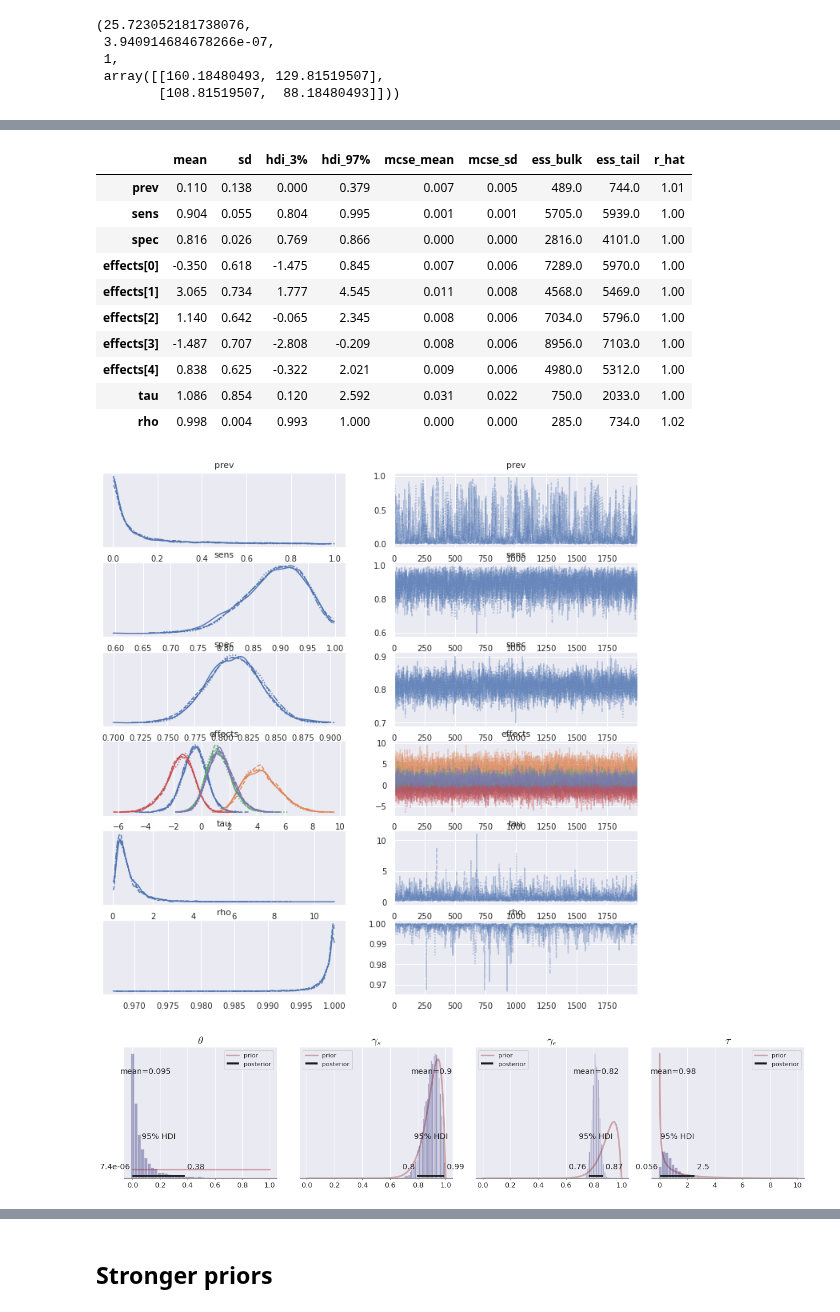
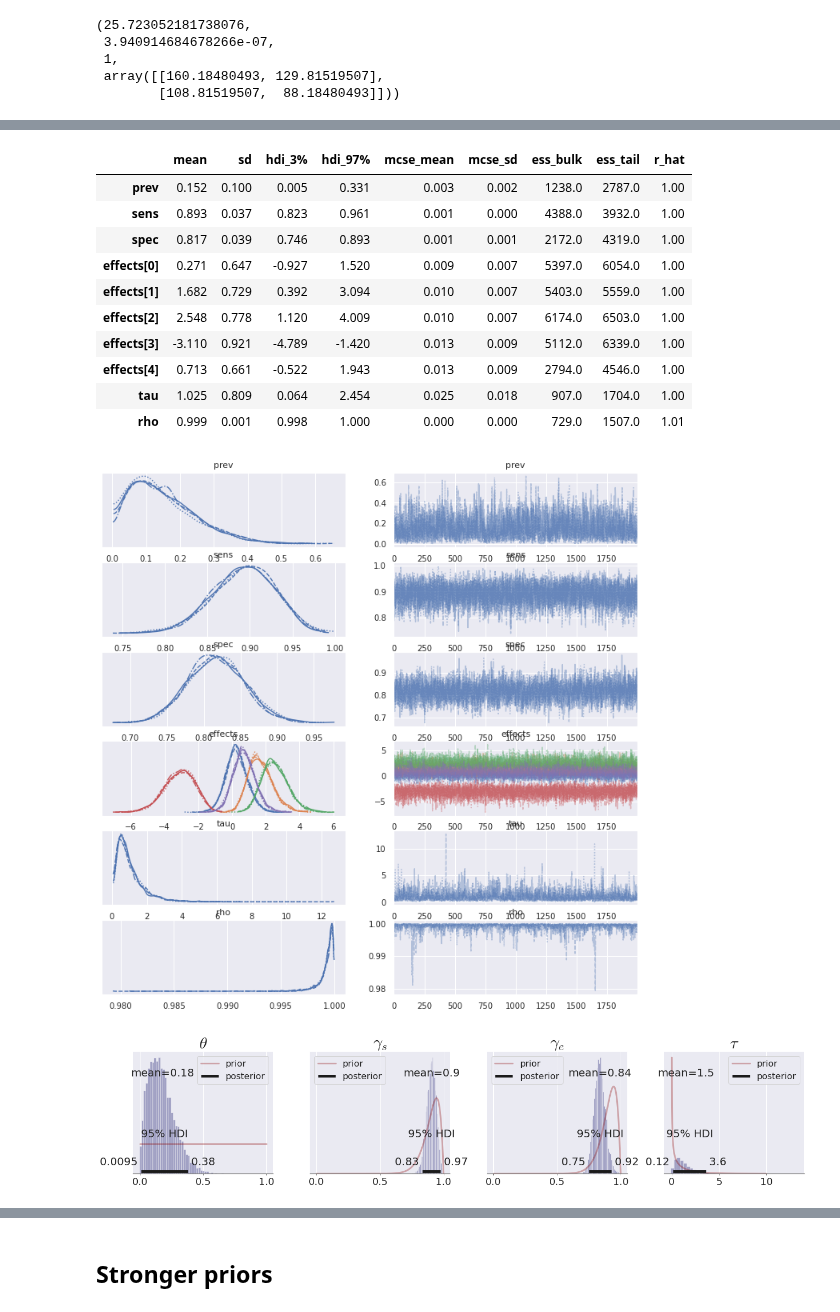
Before and after one commit to lucasmoschen/rds-bayesian-analysis-tcc, a Jupyter notebook: notebooks_book/imperfect_test_rds_simulations.ipynb, the cells around one changed output, grey strips where cells are left out. Saved outputs shown, nothing was run; the diff lists cells and outputs as text; code cells hidden in the pictures.

```diff
--- a/notebooks_book/imperfect_test_rds_simulations.ipynb
+++ b/notebooks_book/imperfect_test_rds_simulations.ipynb
@@ -262,10 +262,10 @@ chi2_contingency(counter)
 # %%
 # Hyperparameters of the model.
 data.update({
-    "Sigma"        : np.eye(5),
+    "Sigma"        : 2 * np.eye(5),
     "mu"           : [0, 2, 1.5, -2, 0],
     "alpha_p"      : 1,
-    "beta_p"       : 1,
+    "beta_p"       : 9,
     "alpha_s"      : 18,
     "beta_s"       : 2,
     "alpha_e"      : 18,
@@ -281,8 +281,8 @@ data.update({
 })
 # %%
 %%time
-fit_imperfect_rds = sm.sampling(data=data, warmup=2000,
-                                iter=4000, pars=('prev', 'sens', 'spec', 'effects', 'tau', 'rho'),
+fit_imperfect_rds = sm.sampling(data=data, warmup=4000,
+                                iter=6000, pars=('prev', 'sens', 'spec', 'effects', 'tau', 'rho'),
                                 control={'max_treedepth': 11})
 summary = az.summary(fit_imperfect_rds)
 # %% [output]
@@ -294,51 +294,51 @@ Wall time: 9min 44s
 summary
 # %% [output]
 |  | mean | sd | hdi_3% | hdi_97% | mcse_mean | mcse_sd | ess_bulk | ess_tail | r_hat |
-| prev | 0.110 | 0.138 | 0.000 | 0.379 | 0.007 | 0.005 | 489.0 | 744.0 | 1.01 |
-| sens | 0.904 | 0.055 | 0.804 | 0.995 | 0.001 | 0.001 | 5705.0 | 5939.0 | 1.00 |
-| spec | 0.816 | 0.026 | 0.769 | 0.866 | 0.000 | 0.000 | 2816.0 | 4101.0 | 1.00 |
-| effects[0] | -0.350 | 0.618 | -1.475 | 0.845 | 0.007 | 0.006 | 7289.0 | 5970.0 | 1.00 |
-| effects[1] | 3.065 | 0.734 | 1.777 | 4.545 | 0.011 | 0.008 | 4568.0 | 5469.0 | 1.00 |
-| effects[2] | 1.140 | 0.642 | -0.065 | 2.345 | 0.008 | 0.006 | 7034.0 | 5796.0 | 1.00 |
-| effects[3] | -1.487 | 0.707 | -2.808 | -0.209 | 0.008 | 0.006 | 8956.0 | 7103.0 | 1.00 |
-| effects[4] | 0.838 | 0.625 | -0.322 | 2.021 | 0.009 | 0.006 | 4980.0 | 5312.0 | 1.00 |
-| tau | 1.086 | 0.854 | 0.120 | 2.592 | 0.031 | 0.022 | 750.0 | 2033.0 | 1.00 |
-| rho | 0.998 | 0.004 | 0.993 | 1.000 | 0.000 | 0.000 | 285.0 | 734.0 | 1.02 |
+| prev | 0.152 | 0.100 | 0.005 | 0.331 | 0.003 | 0.002 | 1238.0 | 2787.0 | 1.00 |
+| sens | 0.893 | 0.037 | 0.823 | 0.961 | 0.001 | 0.000 | 4388.0 | 3932.0 | 1.00 |
+| spec | 0.817 | 0.039 | 0.746 | 0.893 | 0.001 | 0.001 | 2172.0 | 4319.0 | 1.00 |
+| effects[0] | 0.271 | 0.647 | -0.927 | 1.520 | 0.009 | 0.007 | 5397.0 | 6054.0 | 1.00 |
+| effects[1] | 1.682 | 0.729 | 0.392 | 3.094 | 0.010 | 0.007 | 5403.0 | 5559.0 | 1.00 |
+| effects[2] | 2.548 | 0.778 | 1.120 | 4.009 | 0.010 | 0.007 | 6174.0 | 6503.0 | 1.00 |
+| effects[3] | -3.110 | 0.921 | -4.789 | -1.420 | 0.013 | 0.009 | 5112.0 | 6339.0 | 1.00 |
+| effects[4] | 0.713 | 0.661 | -0.522 | 1.943 | 0.013 | 0.009 | 2794.0 | 4546.0 | 1.00 |
+| tau | 1.025 | 0.809 | 0.064 | 2.454 | 0.025 | 0.018 | 907.0 | 1704.0 | 1.00 |
+| rho | 0.999 | 0.001 | 0.998 | 1.000 | 0.000 | 0.000 | 729.0 | 1507.0 | 1.01 |
 # %%
 az.plot_trace(fit_imperfect_rds)
 plt.show()
 # %% [output]
-[figure, old version]
+[figure, new version]
 # %%
 fig, ax = plt.subplots(1,4,figsize = (18,4))
 
 t = np.linspace(0,1,1000)
 x = np.linspace(0,10,1000)
 ax[0].plot(t, betadist(1,1).pdf(t), color='darkred', alpha=0.3, linewidth=3, label='prior')
 ax[1].plot(t, betadist(18,2).pdf(t), color='darkred', alpha=0.3, linewidth=3, label='prior')
 ax[2].plot(t, betadist(18,2).pdf(t), color='darkred', alpha=0.3, linewidth=3, label='prior')
 ax[3].plot(x, gammadist(a=0.5, scale=2).pdf(x), color='darkred', alpha=0.3, linewidth=3, label='prior')
 
 az.plot_posterior(fit_imperfect_rds, var_names=['prev', 'sens', 'spec', 'tau'],
                   ax = ax, kind='hist', density=True, bins=40, grid = (1, 4),
-                  hdi_prob = 0.95, color = 'midnightblue', textsize = 13)
+                  hdi_prob = 0.95, color = 'midnightblue', textsize = 18)
 
-ax[0].set_title(r'$\theta$', fontsize = 20)
-ax[1].set_title(r'$\gamma_s$', fontsize = 20)
-ax[2].set_title(r'$\gamma_e$', fontsize = 20)
-ax[3].set_title(r'$\tau$', fontsize = 20)
+ax[0].set_title(r'$\theta$', fontsize = 30)
+ax[1].set_title(r'$\gamma_s$', fontsize = 30)
+ax[2].set_title(r'$\gamma_e$', fontsize = 30)
+ax[3].set_title(r'$\tau$', fontsize = 30)
 
-for i in range(4): ax[i].legend(('prior', 'posterior'))
+for i in range(4): ax[i].legend(('prior', 'posterior'), fontsize=16)
 
 # for k, real in enumerate((0.1, 0.9, 0.8, 1, 0.995)):
 #     i = k // 3
 #     j = k % 3
 #     ax[i,j].axvline(real, color='darkolivegreen', label='True value')
 #     ax[i,j].legend()
 
 fig.tight_layout(pad = 0.5)
 plt.savefig('../images/posterior_rds_imperfect_tests_exp1.pdf', bbox_inches = 'tight')
 plt.show()
 # %% [output]
-[figure, old version]
+[figure, new version]
 # %%
```
Also changed, not shown: parts of 8 cells of this notebook, 13 other files.
